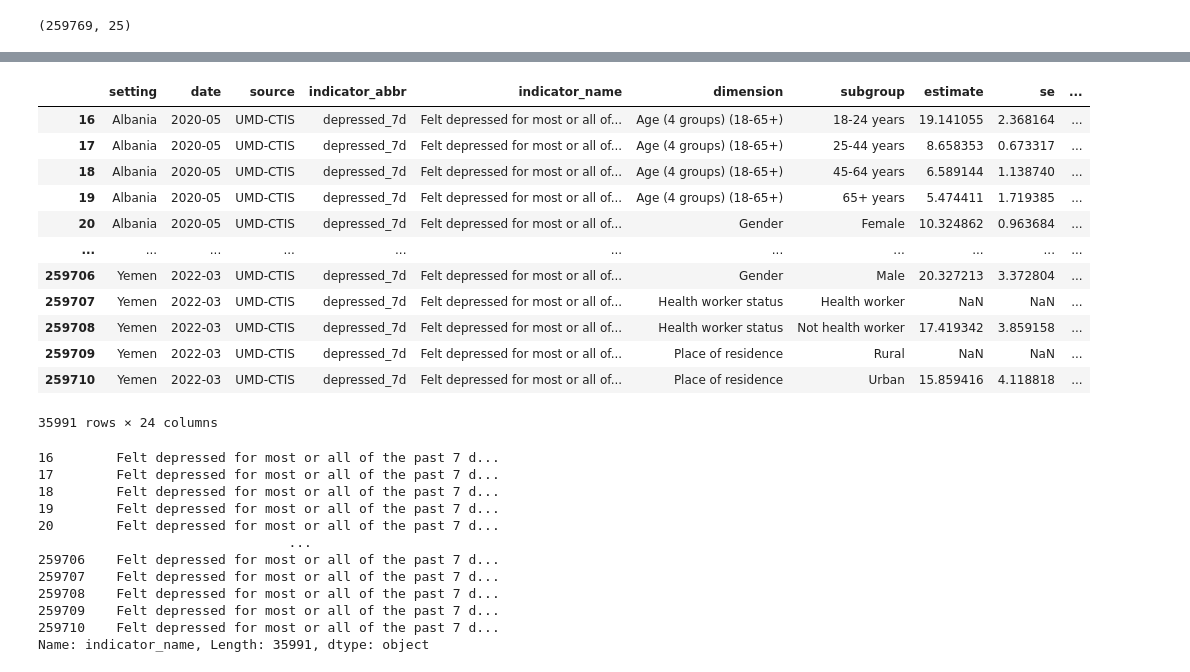
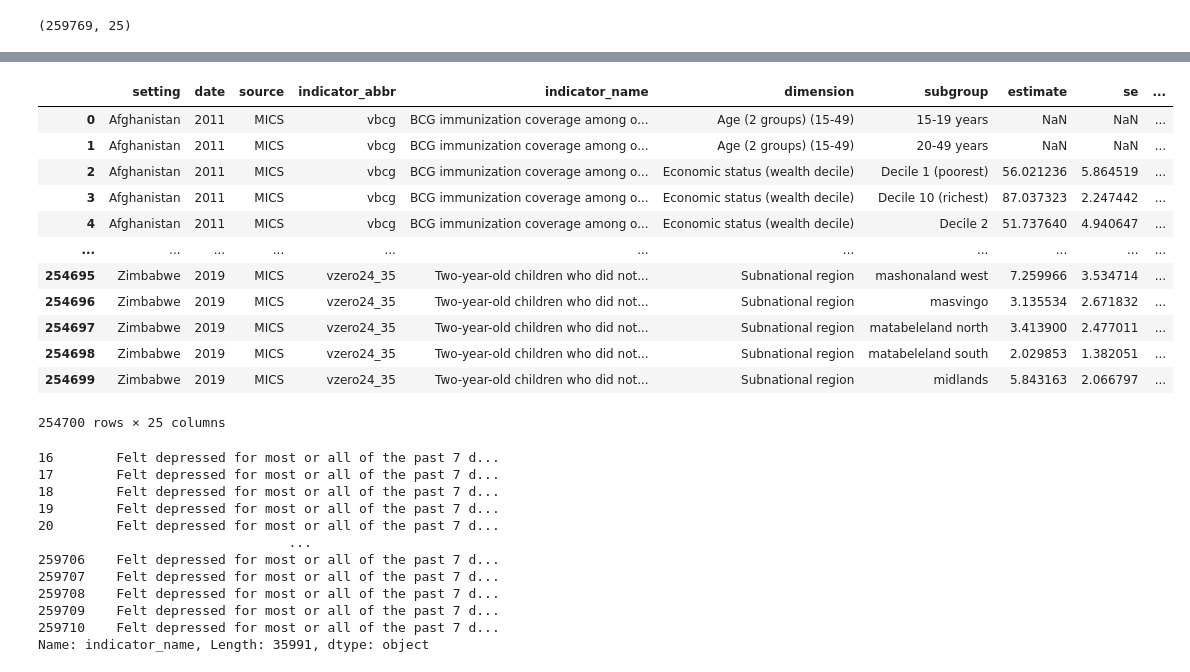
Before and after one commit to max0514/WHO_HIDR_exploation, a Jupyter notebook: test.ipynb, the cells around one changed output, grey strips where cells are left out. Drawn from its saved outputs; the diff is of its cells as text; code cells hidden in the pictures.

```diff
--- a/test.ipynb
+++ b/test.ipynb
@@ -76,22 +102,22 @@ df['indicator_abbr'].value_counts().plot(kind='bar',ax=ax)
 # %%
 mask= df['indicator_abbr'] == 'depressed_7d'
 depress_df =df[mask].drop(columns='Unnamed: 0')
-# %%
-depress_df
-# %% [output]
-|  | setting | date | source | indicator_abbr | indicator_name | dimension | subgroup | estimate | se | ... |
-| 16 | Albania | 2020-05 | UMD-CTIS | depressed_7d | Felt depressed for most or all of... | Age (4 groups) (18-65+) | 18-24 years | 19.141055 | 2.368164 | ... |
-| 17 | Albania | 2020-05 | UMD-CTIS | depressed_7d | Felt depressed for most or all of... | Age (4 groups) (18-65+) | 25-44 years | 8.658353 | 0.673317 | ... |
-| 18 | Albania | 2020-05 | UMD-CTIS | depressed_7d | Felt depressed for most or all of... | Age (4 groups) (18-65+) | 45-64 years | 6.589144 | 1.138740 | ... |
-| 19 | Albania | 2020-05 | UMD-CTIS | depressed_7d | Felt depressed for most or all of... | Age (4 groups) (18-65+) | 65+ years | 5.474411 | 1.719385 | ... |
-| 20 | Albania | 2020-05 | UMD-CTIS | depressed_7d | Felt depressed for most or all of... | Gender | Female | 10.324862 | 0.963684 | ... |
-| ... | ... | ... | ... | ... | ... | ... | ... | ... | ... | ... |
-| 259706 | Yemen | 2022-03 | UMD-CTIS | depressed_7d | Felt depressed for most or all of... | Gender | Male | 20.327213 | 3.372804 | ... |
-| 259707 | Yemen | 2022-03 | UMD-CTIS | depressed_7d | Felt depressed for most or all of... | Health worker status | Health worker | NaN | NaN | ... |
-| 259708 | Yemen | 2022-03 | UMD-CTIS | depressed_7d | Felt depressed for most or all of... | Health worker status | Not health worker | 17.419342 | 3.859158 | ... |
-| 259709 | Yemen | 2022-03 | UMD-CTIS | depressed_7d | Felt depressed for most or all of... | Place of residence | Rural | NaN | NaN | ... |
-| 259710 | Yemen | 2022-03 | UMD-CTIS | depressed_7d | Felt depressed for most or all of... | Place of residence | Urban | 15.859416 | 4.118818 | ... |
-35991 rows × 24 columns
+# %%
+df
+# %% [output]
+|  | setting | date | source | indicator_abbr | indicator_name | dimension | subgroup | estimate | se | ... |
+| 0 | Afghanistan | 2011 | MICS | vbcg | BCG immunization coverage among o... | Age (2 groups) (15-49) | 15-19 years | NaN | NaN | ... |
+| 1 | Afghanistan | 2011 | MICS | vbcg | BCG immunization coverage among o... | Age (2 groups) (15-49) | 20-49 years | NaN | NaN | ... |
+| 2 | Afghanistan | 2011 | MICS | vbcg | BCG immunization coverage among o... | Economic status (wealth decile) | Decile 1 (poorest) | 56.021236 | 5.864519 | ... |
+| 3 | Afghanistan | 2011 | MICS | vbcg | BCG immunization coverage among o... | Economic status (wealth decile) | Decile 10 (richest) | 87.037323 | 2.247442 | ... |
+| 4 | Afghanistan | 2011 | MICS | vbcg | BCG immunization coverage among o... | Economic status (wealth decile) | Decile 2 | 51.737640 | 4.940647 | ... |
+| ... | ... | ... | ... | ... | ... | ... | ... | ... | ... | ... |
+| 254695 | Zimbabwe | 2019 | MICS | vzero24_35 | Two-year-old children who did not... | Subnational region | mashonaland west | 7.259966 | 3.534714 | ... |
+| 254696 | Zimbabwe | 2019 | MICS | vzero24_35 | Two-year-old children who did not... | Subnational region | masvingo | 3.135534 | 2.671832 | ... |
+| 254697 | Zimbabwe | 2019 | MICS | vzero24_35 | Two-year-old children who did not... | Subnational region | matabeleland north | 3.413900 | 2.477011 | ... |
+| 254698 | Zimbabwe | 2019 | MICS | vzero24_35 | Two-year-old children who did not... | Subnational region | matabeleland south | 2.029853 | 1.382051 | ... |
+| 254699 | Zimbabwe | 2019 | MICS | vzero24_35 | Two-year-old children who did not... | Subnational region | midlands | 5.843163 | 2.066797 | ... |
+254700 rows × 25 columns
 # %%
 depress_df['indicator_name']
 # %% [output]
```
Also changed, not shown: parts of 7 cells of this notebook, 2 other files.
